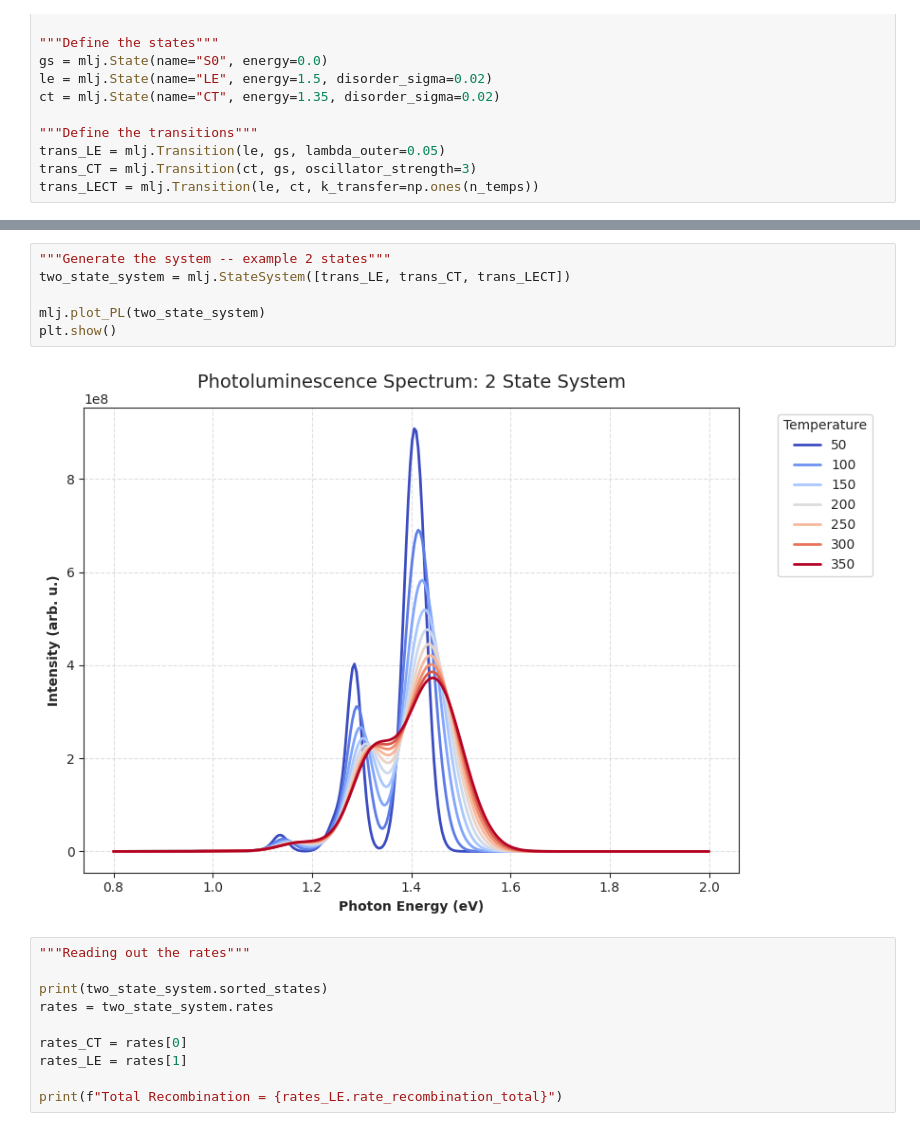
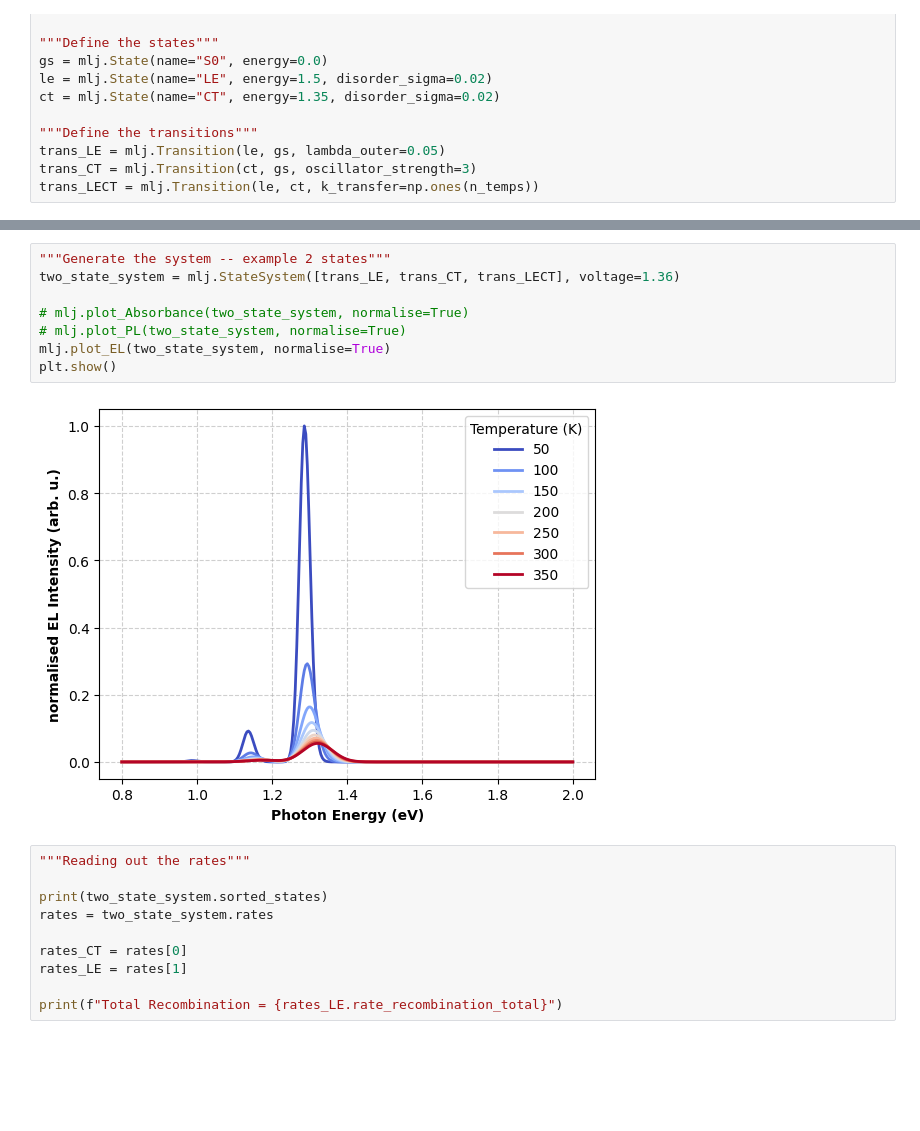
Before and after one commit to Jenny-Nelson-Group/MLJ, a Jupyter notebook: test_scripts/example.ipynb, the cells around one changed output, grey strips where cells are left out. Cells and saved outputs as stored; diff of their text form; blank space fills up the shorter version.

```diff
--- a/test_scripts/example.ipynb
+++ b/test_scripts/example.ipynb
@@ -28,11 +29,13 @@ plt.show()
 # %%
 """Generate the system -- example 2 states"""
-two_state_system = mlj.StateSystem([trans_LE, trans_CT, trans_LECT])
+two_state_system = mlj.StateSystem([trans_LE, trans_CT, trans_LECT], voltage=1.36)
 
-mlj.plot_PL(two_state_system)
+# mlj.plot_Absorbance(two_state_system, normalise=True)
+# mlj.plot_PL(two_state_system, normalise=True)
+mlj.plot_EL(two_state_system, normalise=True)
 plt.show()
 # %% [output]
-[figure, old version]
+[figure, new version]
 # %%
 """Reading out the rates"""
 
```
Also changed, not shown: parts of 1 cell of this notebook, 9 other files.
